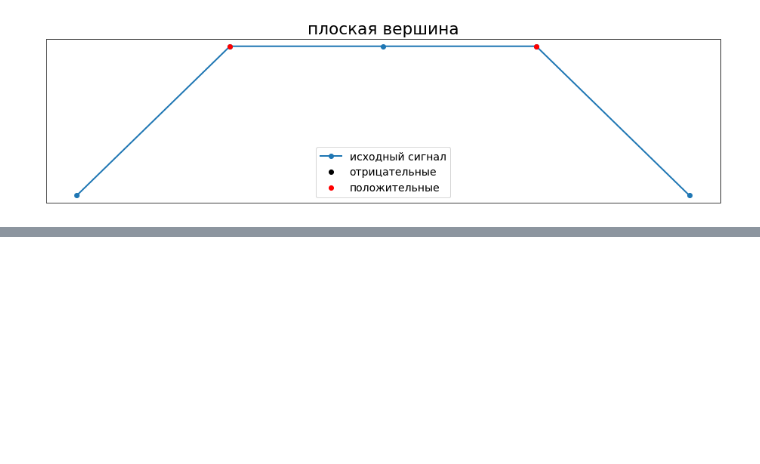
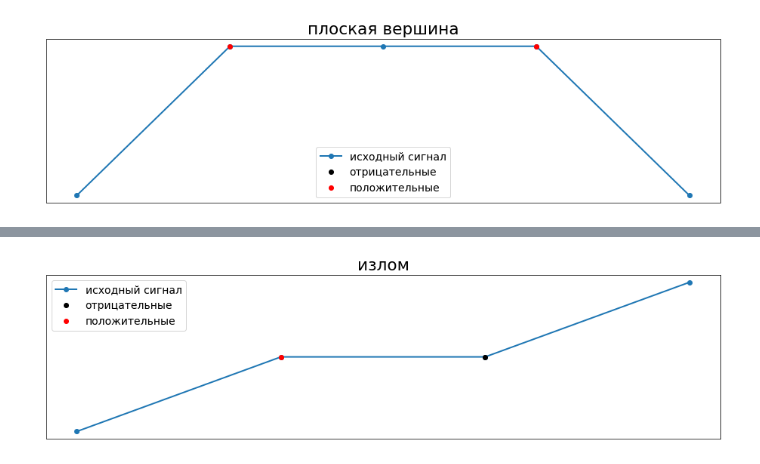
Before and after one commit to kokostek/jupyter-notebooks, a Jupyter notebook: FindPeaks.ipynb, the cells around one changed output, grey strips where cells are left out. Cells and saved outputs as stored; diff of their text form; code cells hidden in the pictures; blank space fills up the shorter version.

```diff
--- a/FindPeaks.ipynb
+++ b/FindPeaks.ipynb
@@ -93,0 +104,5 @@ plotpeaks([0, 1, 1, 1, 0])
+# %%
+title('излом')
+plotpeaks([0, 1, 1, 2])
+# %% [output]
+[figure, added]
```
Also changed, not shown: parts of 2 cells of this notebook.
